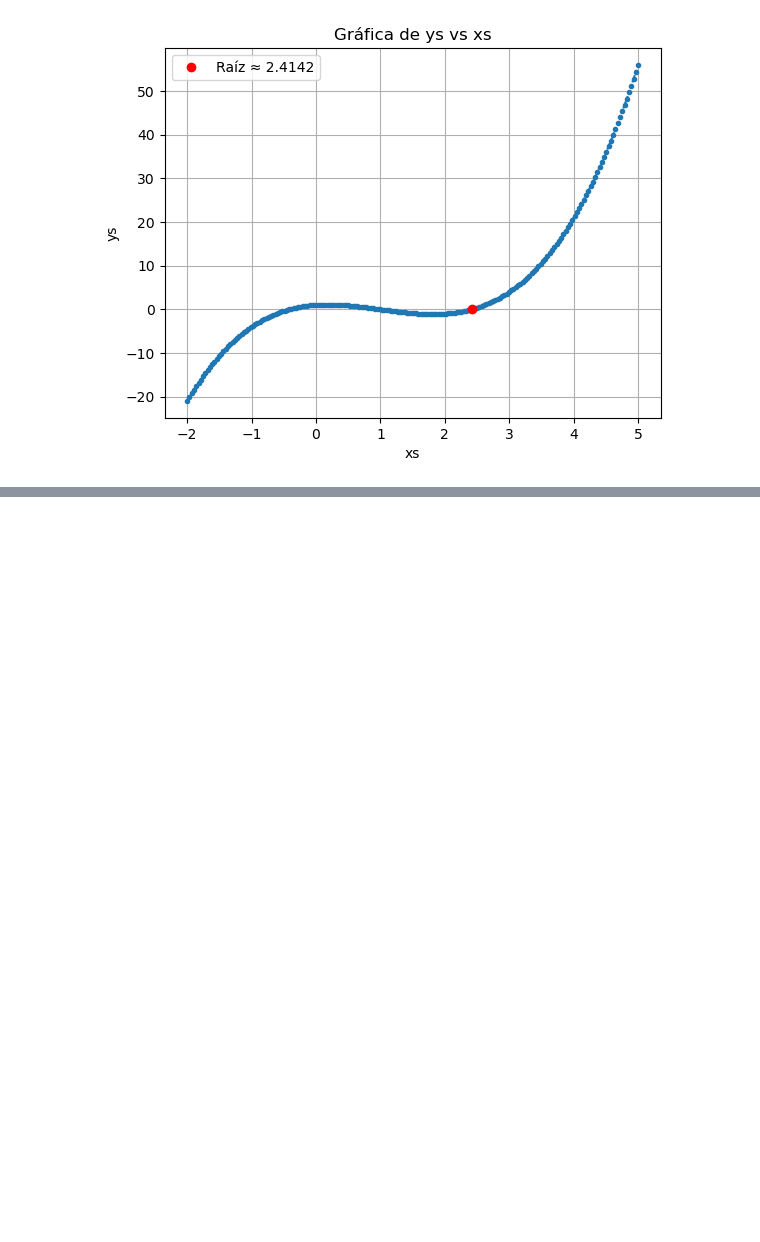
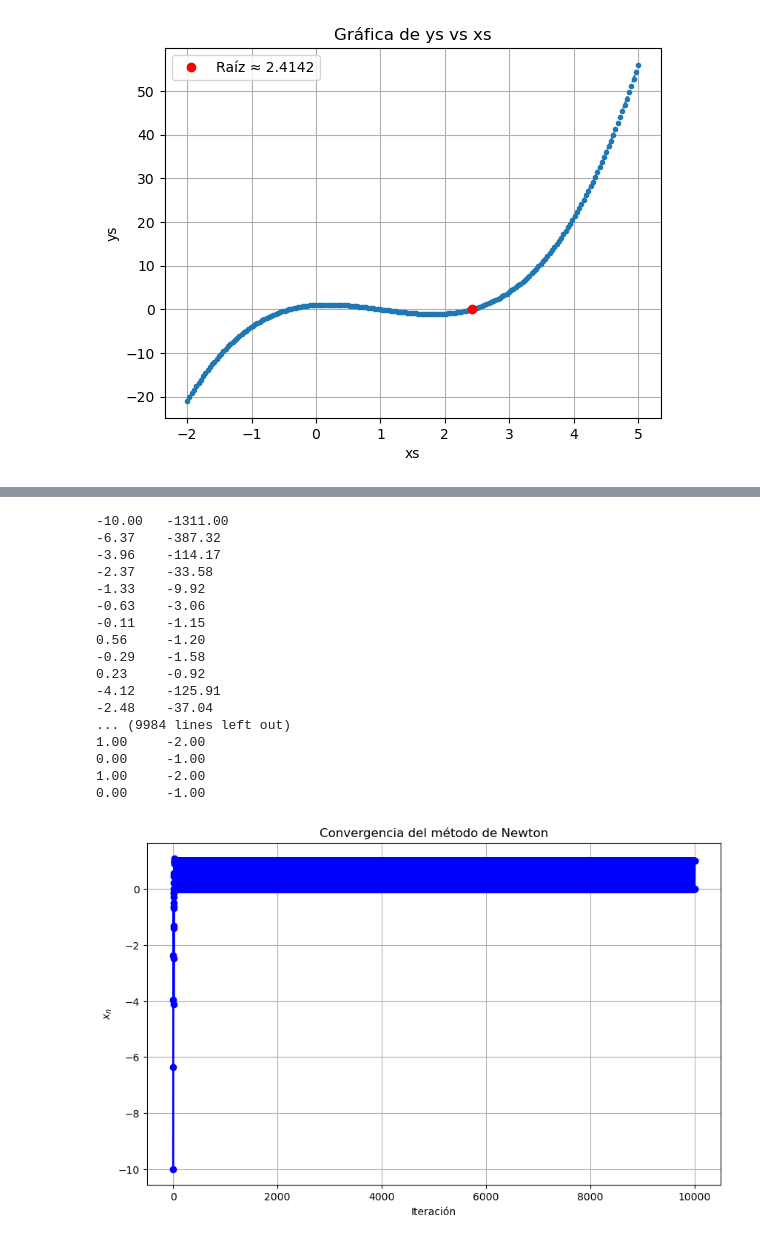
Before and after one commit to Josephdaniel15/M-todo-de-Newton-vs-Secante, a Jupyter notebook: tallerMetodos.ipynb, the cells around one changed output, grey strips where cells are left out. Cells and saved outputs as stored; diff of their text form; code cells hidden in the pictures; blank space fills up the shorter version.

```diff
--- a/tallerMetodos.ipynb
+++ b/tallerMetodos.ipynb
@@ -130,0 +264,35 @@ plt.show()
+# %%
+xn_iter = [-10.0]
+
+for i in range(10000):
+    x = xn_iter[-1]
+    x_next = x - f(x)/df(x)
+    xn_iter.append(x_next)
+
+plt.figure(figsize=(10, 6))
+plt.plot(range(len(xn_iter)), xn_iter, 'bo-', linewidth=2, markersize=6)
+plt.xlabel('Iteración')
+plt.ylabel('$x_n$')
+plt.title('Convergencia del método de Newton')
+plt.grid(True)
+
+plt.show()
+# %% [output]
+-10.00   -1311.00
+-6.37    -387.32
+-3.96    -114.17
+-2.37    -33.58
+-1.33    -9.92
+-0.63    -3.06
+-0.11    -1.15
+0.56     -1.20
+-0.29    -1.58
+0.23     -0.92
+-4.12    -125.91
+-2.48    -37.04
+... (9984 lines left out)
+1.00     -2.00
+0.00     -1.00
+1.00     -2.00
+0.00     -1.00
+[figure, added]
```
Also changed, not shown: parts of 7 cells of this notebook.
